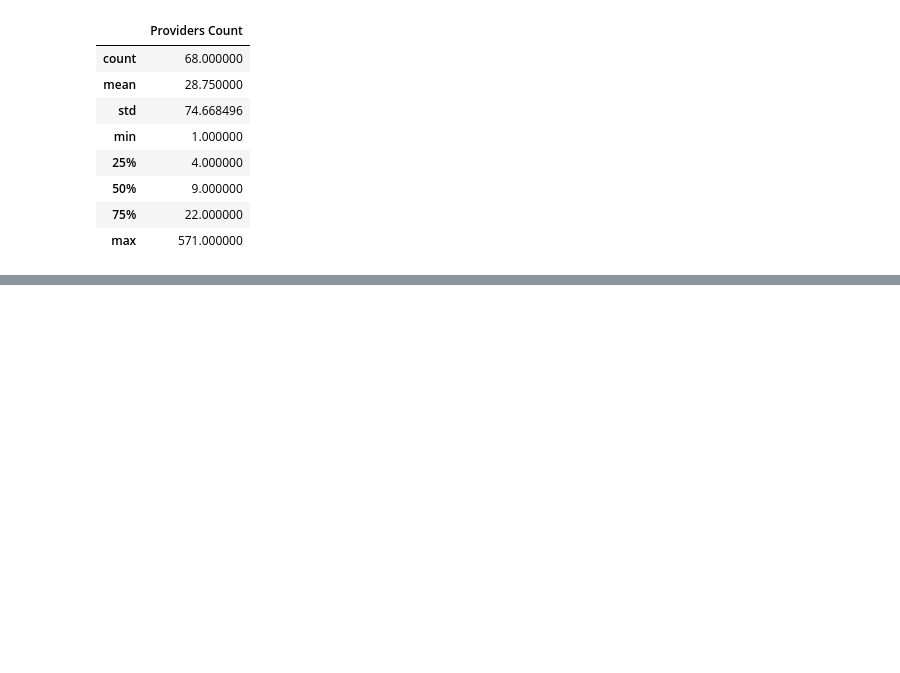
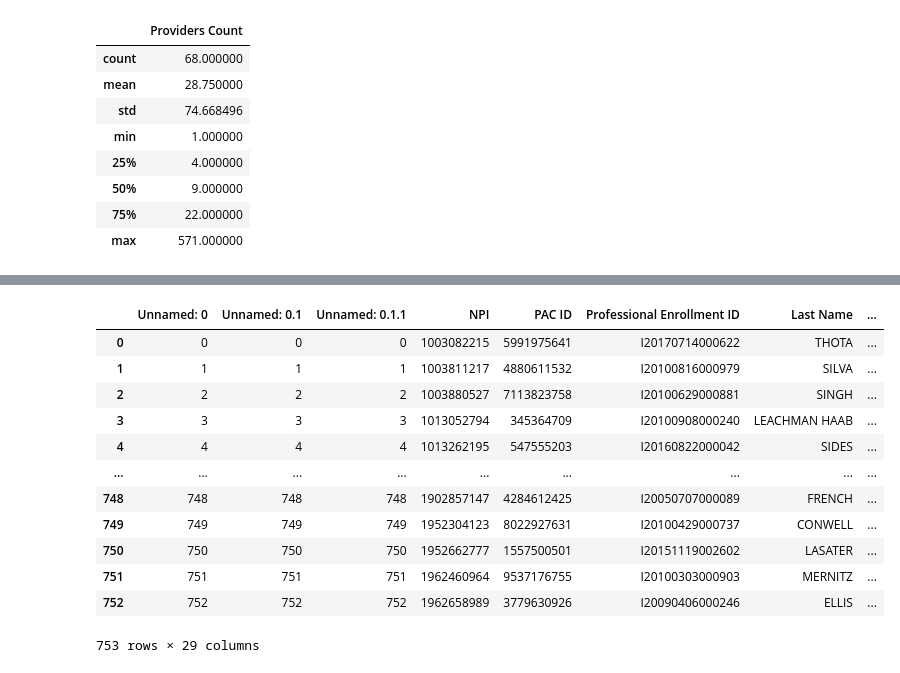
Before and after one commit to NotkerNotker/Indiana-OBGYN-Analysis, a Jupyter notebook: OB_Starter_Code.ipynb, the cells around one changed output, grey strips where cells are left out. Drawn from its saved outputs; the diff is of its cells as text; code cells hidden in the pictures; blank space fills up the shorter version.

```diff
--- a/OB_Starter_Code.ipynb
+++ b/OB_Starter_Code.ipynb
@@ -50,3 +52,23 @@ underlying_cause_df.describe()
 | 50% | 2014.000000 | 1.000000 | 7.000000 | 16.666600 | 143535.000000 | ... |
 | 75% | 2016.000000 | 1.000000 | 19.000000 | 33.333300 | 363265.000000 | ... |
 | max | 2018.000000 | 11.000000 | 72.000000 | 100.000000 | 941229.000000 | ... |
+# %%
+#data cleaning starts here. started with a much larger file for indiana obgyns sorted file but was causing problems on reruns so removed lines of code relevant to that process
+
+IndianaData = "Indiana_OBGYNS_Final.csv"
+IndianaDF = pd.read_csv(IndianaData)
+IndianaDF
+# %% [output]
+|  | Unnamed: 0 | Unnamed: 0.1 | Unnamed: 0.1.1 | NPI | PAC ID | Professional Enrollment ID | Last Name | ... |
+| 0 | 0 | 0 | 0 | 1003082215 | 5991975641 | I20170714000622 | THOTA | ... |
+| 1 | 1 | 1 | 1 | 1003811217 | 4880611532 | I20100816000979 | SILVA | ... |
+| 2 | 2 | 2 | 2 | 1003880527 | 7113823758 | I20100629000881 | SINGH | ... |
+| 3 | 3 | 3 | 3 | 1013052794 | 345364709 | I20100908000240 | LEACHMAN HAAB | ... |
+| 4 | 4 | 4 | 4 | 1013262195 | 547555203 | I20160822000042 | SIDES | ... |
+| ... | ... | ... | ... | ... | ... | ... | ... | ... |
+| 748 | 748 | 748 | 748 | 1902857147 | 4284612425 | I20050707000089 | FRENCH | ... |
+| 749 | 749 | 749 | 749 | 1952304123 | 8022927631 | I20100429000737 | CONWELL | ... |
+| 750 | 750 | 750 | 750 | 1952662777 | 1557500501 | I20151119002602 | LASATER | ... |
+| 751 | 751 | 751 | 751 | 1962460964 | 9537176755 | I20100303000903 | MERNITZ | ... |
+| 752 | 752 | 752 | 752 | 1962658989 | 3779630926 | I20090406000246 | ELLIS | ... |
+753 rows × 29 columns
```
Also changed, not shown: parts of 11 cells of this notebook, 12 other files.
